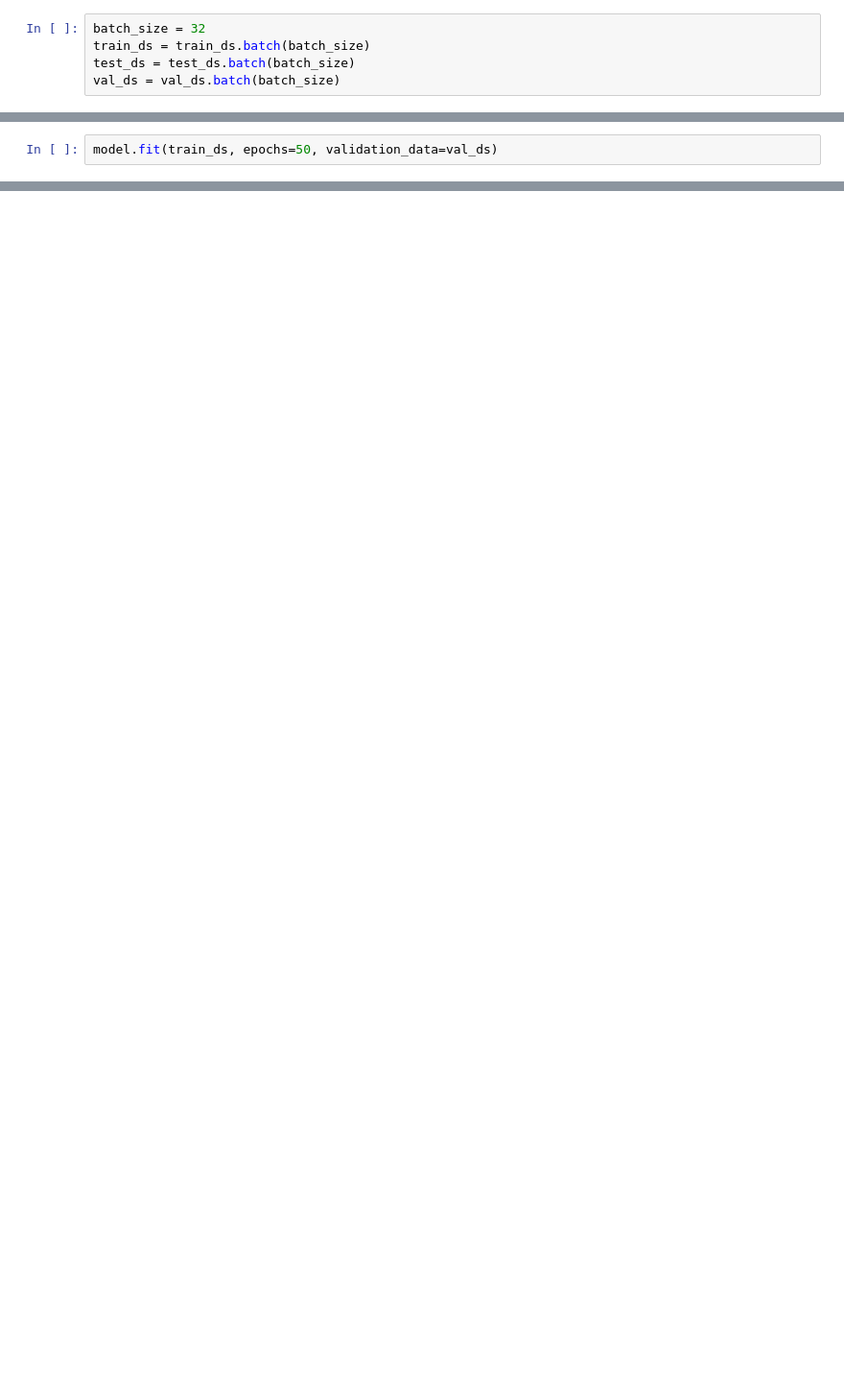
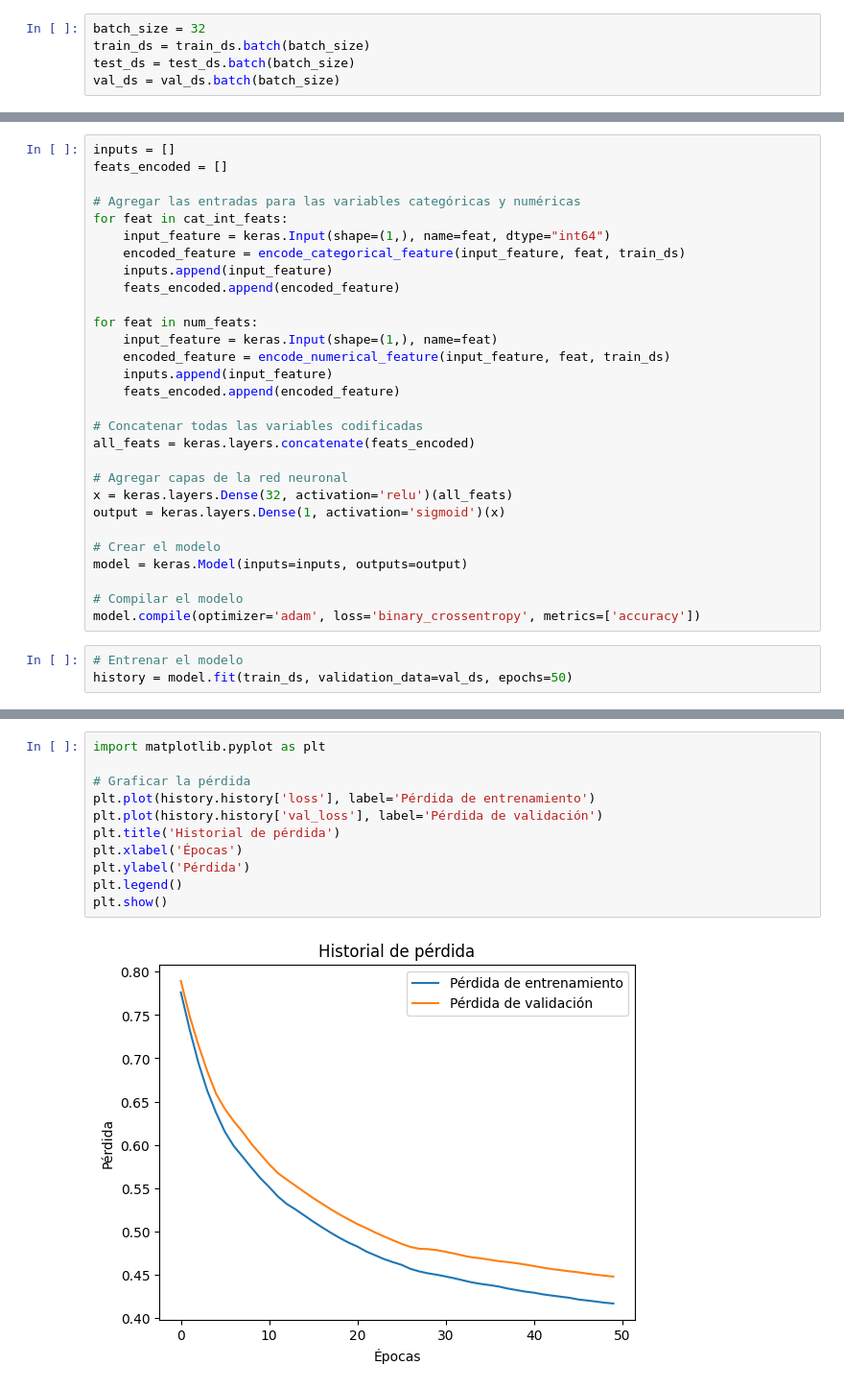
Before and after one commit to daniela-ey/Taller_6-Analtica, a Jupyter notebook: heart.ipynb, the cells around one changed output, grey strips where cells are left out. Shown at 96% size. Saved outputs shown, nothing was run; the diff lists cells and outputs as text; blank space fills up the shorter version.

```diff
--- a/heart.ipynb
+++ b/heart.ipynb
@@ -195,2 +76,0 @@ Entrenamos el modelo con los datos en el formato tf.Dataset
-# %%
-model.fit(train_ds, epochs=50, validation_data=val_ds)
@@ -237,0 +91,32 @@ for i in feats_encoded:
+# %%
+inputs = []
+feats_encoded = []
+
+# Agregar las entradas para las variables categóricas y numéricas
+for feat in cat_int_feats:
+    input_feature = keras.Input(shape=(1,), name=feat, dtype="int64")
+    encoded_feature = encode_categorical_feature(input_feature, feat, train_ds)
+    inputs.append(input_feature)
+    feats_encoded.append(encoded_feature)
+
+for feat in num_feats:
+    input_feature = keras.Input(shape=(1,), name=feat)
+    encoded_feature = encode_numerical_feature(input_feature, feat, train_ds)
+    inputs.append(input_feature)
+    feats_encoded.append(encoded_feature)
+
+# Concatenar todas las variables codificadas
+all_feats = keras.layers.concatenate(feats_encoded)
+
+# Agregar capas de la red neuronal
+x = keras.layers.Dense(32, activation='relu')(all_feats)
+output = keras.layers.Dense(1, activation='sigmoid')(x)
+
+# Crear el modelo
+model = keras.Model(inputs=inputs, outputs=output)
+
+# Compilar el modelo
+model.compile(optimizer='adam', loss='binary_crossentropy', metrics=['accuracy'])
+# %%
+# Entrenar el modelo
+history = model.fit(train_ds, validation_data=val_ds, epochs=50)
@@ -237,0 +141,13 @@ for i in feats_encoded:
+# %%
+import matplotlib.pyplot as plt
+
+# Graficar la pérdida
+plt.plot(history.history['loss'], label='Pérdida de entrenamiento')
+plt.plot(history.history['val_loss'], label='Pérdida de validación')
+plt.title('Historial de pérdida')
+plt.xlabel('Épocas')
+plt.ylabel('Pérdida')
+plt.legend()
+plt.show()
+# %% [output]
+[figure, added]
```
Also changed, not shown: parts of 64 cells of this notebook.
